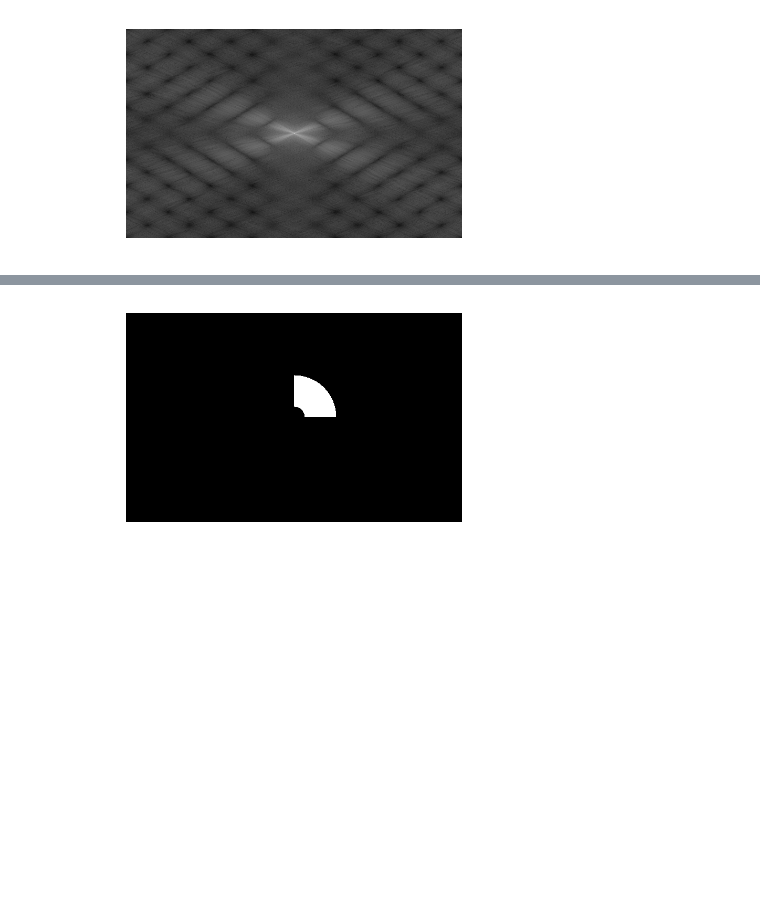
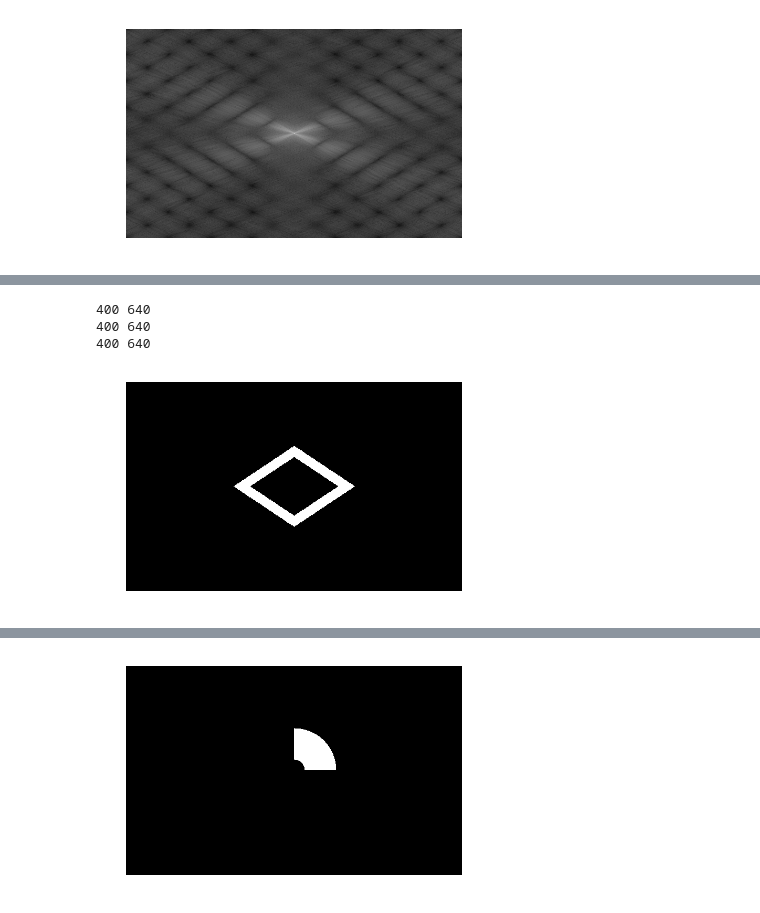
Before and after one commit to mika018/Character-Recognition-Classifier, a Jupyter notebook: cw2.ipynb, the cells around one changed output, grey strips where cells are left out. Cells and saved outputs as stored; diff of their text form; code cells hidden in the pictures; blank space fills up the shorter version.

```diff
--- a/cw2.ipynb
+++ b/cw2.ipynb
@@ -129,3 +150,48 @@ box_filter( avg_img_array, 70, 100, 20, 20 )
+# %%
+def rotated_box_filter( image_array, height, width, inner_height, inner_width ):
+    filter_image_array = np.array(image_array, dtype=float)
+    filter_image_array.fill(0)
+    rows = image_array.shape[0]
+    cols = image_array.shape[1]
+    print(rows, cols)
+    center = ( int(rows / 2), int(cols / 2) )
+#     top_left     = ( center[0] - int(height / 2), center[1] - int(width / 2) )
+#     bottom_right = ( center[0] + int(height / 2), center[1] + int(width / 2) )
+
+#     inner_top_left     = ( center[0] - int(inner_height / 2), center[1] - int(inner_width / 2) )
+#     inner_bottom_right = ( center[0] + int(inner_height / 2), center[1] + int(inner_width / 2) )
+
+    bottom_left = ( center[0] + int(height / 2), center[1] - int(width / 2) )
+    inner_bottom_left = ( center[0] + int(inner_height / 2), center[1] - int(inner_width / 2) )
+
+    outer_rekt = draw_squashed_rekt(bottom_left, width, height, 45)
+    inner_rekt = draw_squashed_rekt(inner_bottom_left, inner_width, inner_height, 45)
+    result_img = np.array(avg_img_array, dtype=float)
+    result_img.fill(0)
+    for row in range(result_img.shape[0]):
+        for col in range(result_img.shape[1]):
+            if outer_rekt[row][col] == True:
+                result_img[row][col] = True
+
+            if inner_rekt[row][col] == True:
+                result_img[row][col] = False
+
+    scipy.misc.imsave('rotated-box-filter.png', result_img)
+
+    fig1 = plt.figure()
+    ax1  = fig1.add_subplot( 111 )
+    ax1.axis('off')
+    # Usually for viewing purposes:b
+    ax1.imshow( result_img, cmap='gray' ) # io.
+    plt.show()
+
+
+rotated_box_filter( avg_img_array, 110, 110, 80, 80 )
+# %% [output]
+400 640
+400 640
+400 640
+[figure, added]
 # %%
 def ring_filter( image_array, radius_outter, radius_inner ):
     filter_image_array = np.array(image_array, dtype=float)
```
Also changed, not shown: parts of 10 cells of this notebook, 4 other files.
